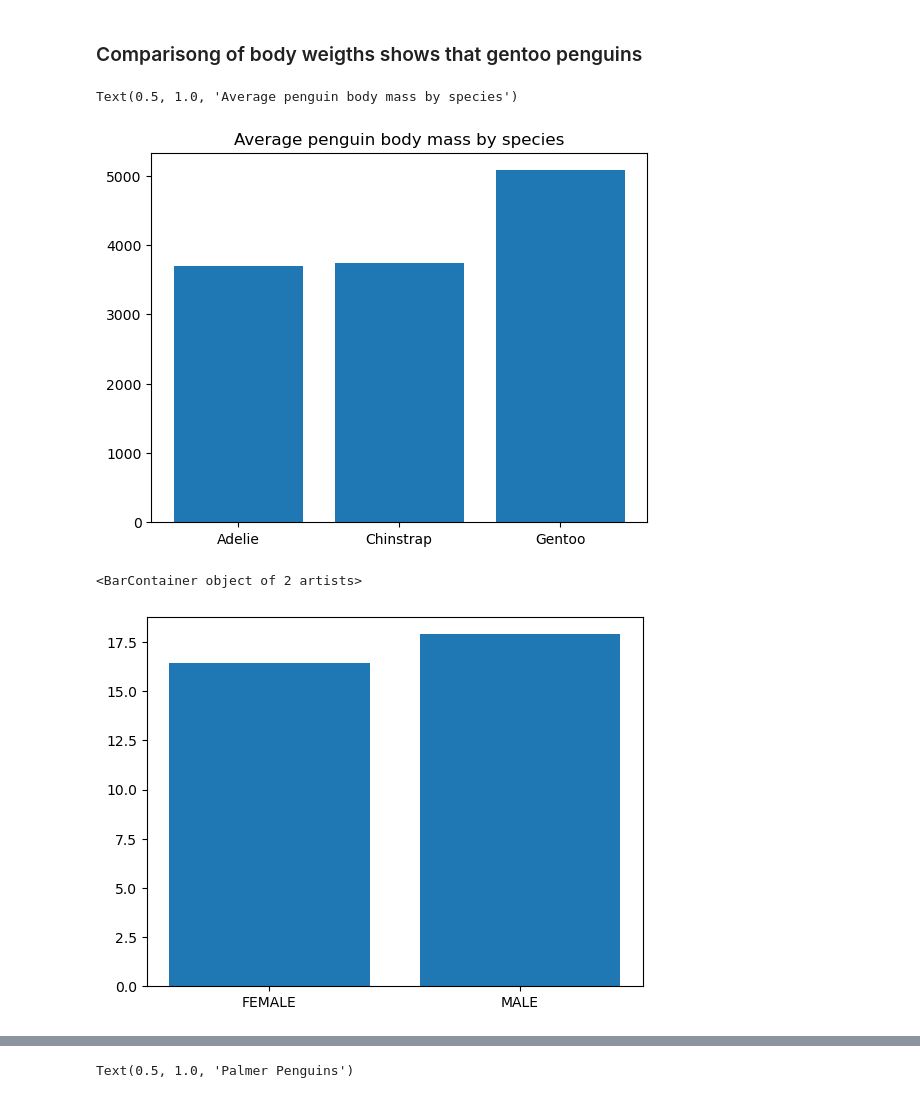
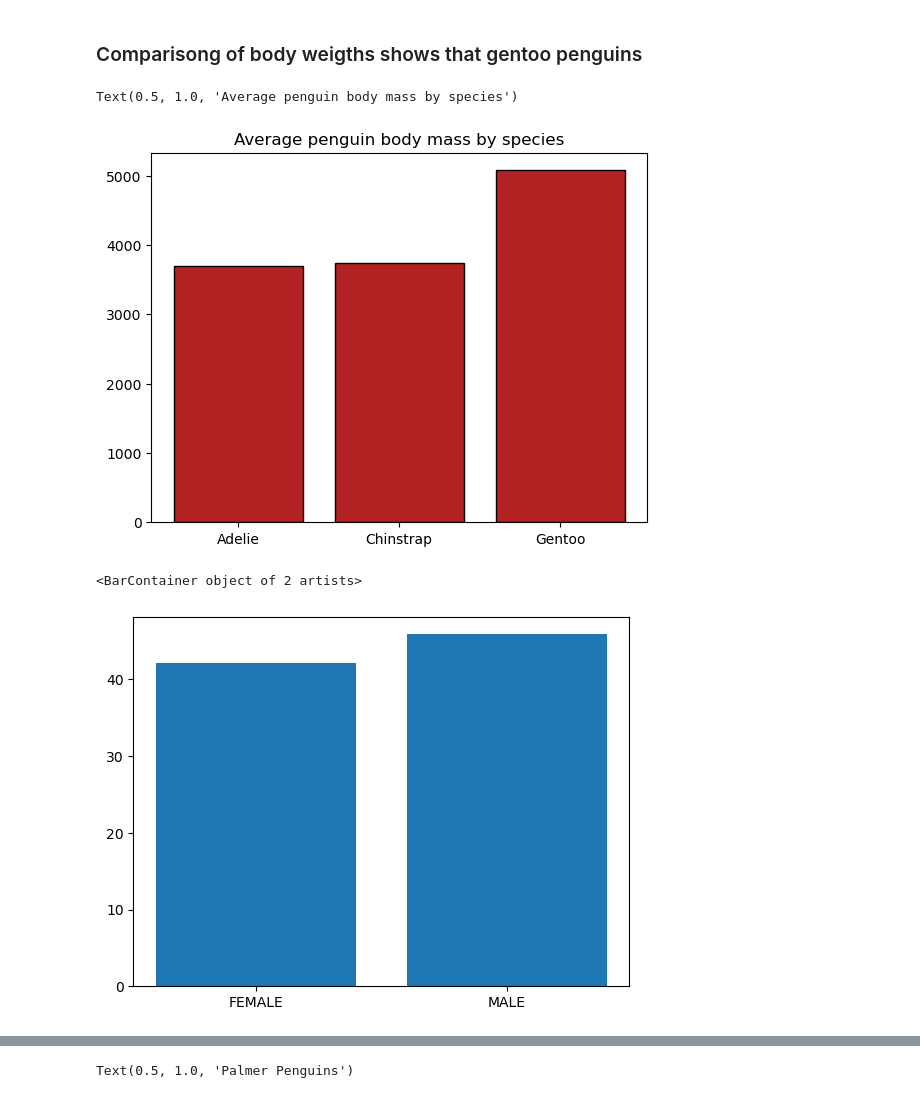
Before and after one commit to RobAstur/Principles-of-data-analytics-, a Jupyter notebook: penguins.ipynb, the cells around one changed output, grey strips where cells are left out. Cells and saved outputs as stored; diff of their text form; code cells hidden in the pictures.

```diff
--- a/penguins.ipynb
+++ b/penguins.ipynb
@@ -96,14 +79,14 @@ Text(0, 0.5, 'Pelmer Penguins')
 # %%
 penguins_grouped = df[['species', 'body_mass_g']].groupby('species').mean().reset_index()
 
-plt.bar(penguins_grouped['species'], penguins_grouped['body_mass_g'])
+plt.bar(penguins_grouped['species'], penguins_grouped['body_mass_g'], color="firebrick",edgecolor="black")
 plt.title('Average penguin body mass by species')
 # %% [output]
 Text(0.5, 1.0, 'Average penguin body mass by species')
-[figure, old version]
+[figure, new version]
 # %%
-xd = df[['sex', 'bill_depth_mm']].groupby('sex').mean().reset_index()
-plt.bar(xd['sex'], xd['bill_depth_mm'])
+xd = df[['sex', 'bill_length_mm']].groupby('sex').mean().reset_index()
+plt.bar(xd['sex'], xd['bill_length_mm'])
 # %% [output]
 <BarContainer object of 2 artists>
-[figure, old version]
+[figure, new version]
```
Also changed, not shown: parts of 6 cells of this notebook.
